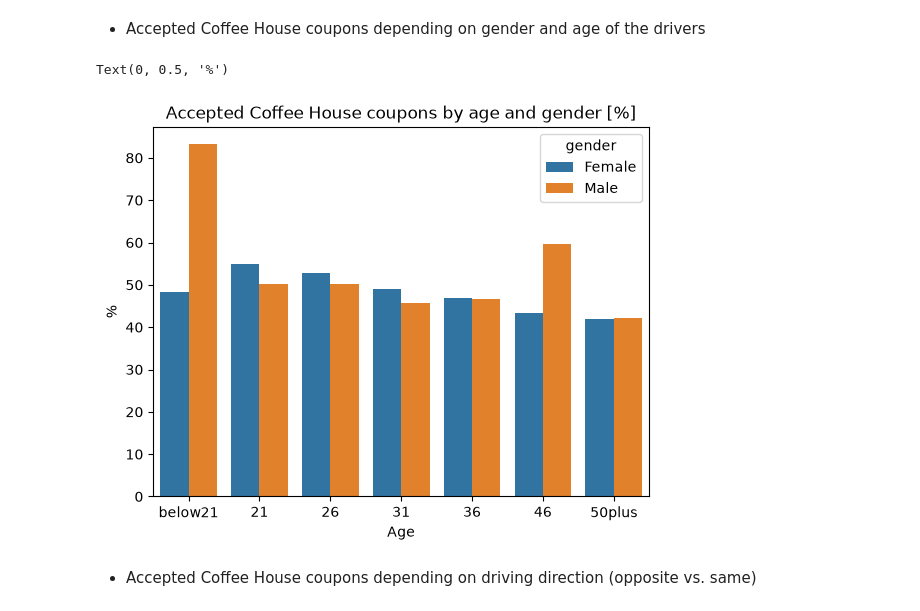
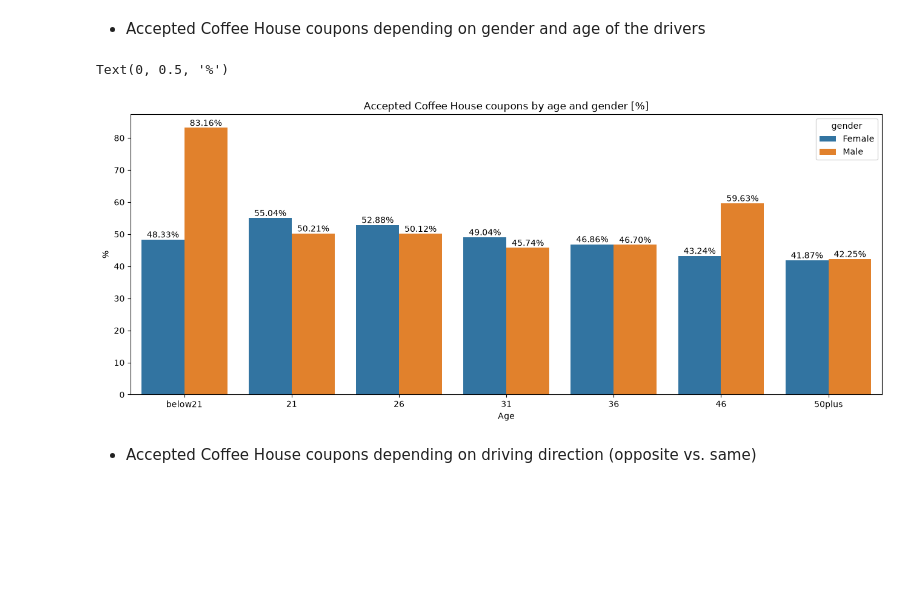
Before and after one commit to zalkap/BHPCMLAI_M5_Assignment, a Jupyter notebook: prompt.ipynb, the cells around one changed output. Saved outputs shown, nothing was run; the diff lists cells and outputs as text; code cells hidden in the pictures; blank space fills up the shorter version.

```diff
--- a/prompt.ipynb
+++ b/prompt.ipynb
@@ -401,13 +401,17 @@ coffee_house_df = working_df.loc[working_df["coupon"] == "Coffee House"]
 # %%
 ga_df = (coffee_house_df.groupby(["gender", "age"])[["Y"]].mean() * 100).reset_index()
 order = ["below21", "21", "26", "31", "36", "46", "50plus"]
+plt.subplots(figsize=(16, 6))
 ax = sns.barplot(ga_df, x="age", y="Y", hue="gender", order=order)
+
+[ax.bar_label(container, fmt='%.2f%%') for container in ax.containers]
+
 ax.set_title("Accepted Coffee House coupons by age and gender [%]")
 ax.set_xlabel("Age")
 ax.set_ylabel("%")
 # %% [output]
 Text(0, 0.5, '%')
-[figure, old version]
+[figure, new version]
 # %% [markdown]
 -  Accepted Coffee House coupons depending on driving direction (opposite vs. same)
 # %%
```
Also changed, not shown: parts of 8 cells of this notebook.
